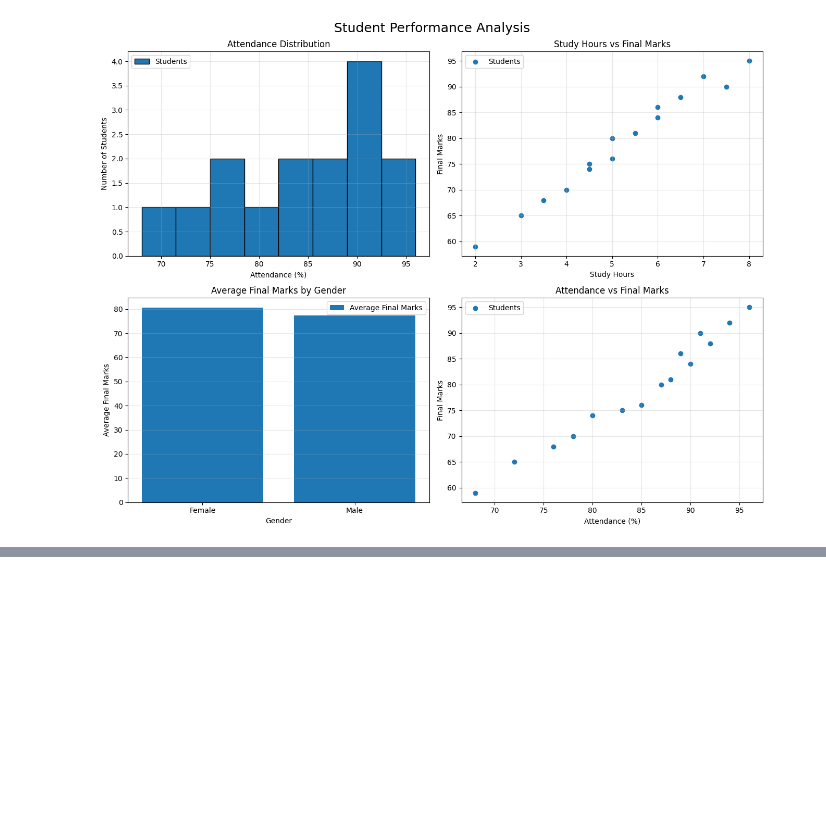
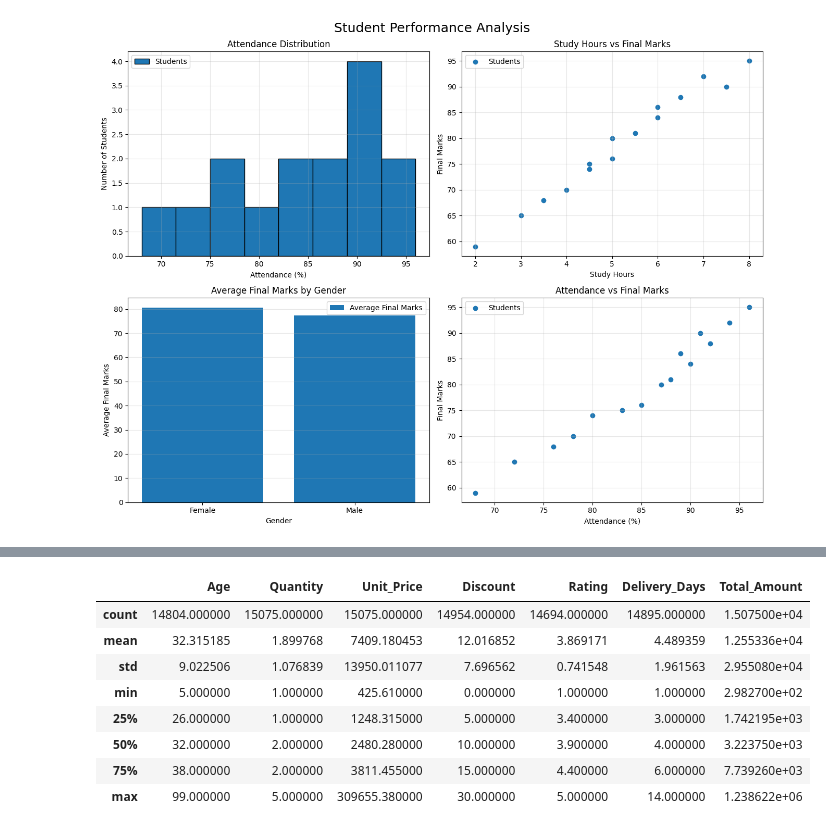
Before and after one commit to Calibo353/Matplotlib, a Jupyter notebook: ai assistance.ipynb, the cells around one changed output, grey strips where cells are left out. Cells and saved outputs as stored; diff of their text form; code cells hidden in the pictures; blank space fills up the shorter version.

```diff
--- a/ai assistance.ipynb
+++ b/ai assistance.ipynb
@@ -894,0 +1029,73 @@ plt.show()
+# %%
+import pandas as pd
+import numpy as np
+
+# Load dataset
+df = pd.read_csv("messy_ecommerce_15000_student_practice.csv")
+
+# ------------------------------------------------
+# 1. Identify Numerical Columns
+# ------------------------------------------------
+numerical_columns = df.select_dtypes(include=np.number).columns.tolist()
+
+print("Numerical Columns:")
+print(numerical_columns)
+
+
+# ------------------------------------------------
+# 2. Statistical Summary
+# ------------------------------------------------
+print("\nStatistical Summary:")
+display(df[numerical_columns].describe())
+
+
+# ------------------------------------------------
+# 3. Mean, Median, Standard Deviation,
+#    Minimum, Maximum and Percentiles
+# ------------------------------------------------
+summary = pd.DataFrame({
+    "Mean": df[numerical_columns].mean(),
+    "Median": df[numerical_columns].median(),
+    "Standard Deviation": df[numerical_columns].std(),
+    "Minimum": df[numerical_columns].min(),
+    "25th Percentile": df[numerical_columns].quantile(0.25),
+    "50th Percentile": df[numerical_columns].quantile(0.50),
+    "75th Percentile": df[numerical_columns].quantile(0.75),
+    "Maximum": df[numerical_columns].max()
+})
+
+print("\nDetailed Statistical Analysis:")
+display(summary)
+
+
+# ------------------------------------------------
+# 4. Min-Max Difference / Range
+# ------------------------------------------------
+range_table = pd.DataFrame({
+    "Minimum": df[numerical_columns].min(),
+    "Maximum": df[numerical_columns].max()
+})
+
+range_table["Difference"] = (
+    range_table["Maximum"] - range_table["Minimum"]
+)
+
+range_table = range_table.sort_values(
+    "Difference",
+    ascending=False
+)
+
+print("\nMinimum-Maximum Difference:")
+display(range_table)
+
+
+# ------------------------------------------------
+# 5. Observations
+# ------------------------------------------------
+print("\nObservations:")
+print("1. Total_Amount has the largest numerical range.")
+print("2. Unit_Price also shows a large difference between minimum and maximum values.")
+print("3. Quantity generally contains small values, indicating that customers usually purchase a limited number of units.")
+print("4. Rating has a relatively limited range because ratings follow a fixed rating scale.")
+print("5. Delivery_Days is generally concentrated around a small number of days, with some higher values.")
+# %% [output]
@@ -894,0 +1106,9 @@ plt.show()
+|  | Age | Quantity | Unit_Price | Discount | Rating | Delivery_Days | Total_Amount |
+| count | 14804.000000 | 15075.000000 | 15075.000000 | 14954.000000 | 14694.000000 | 14895.000000 | 1.507500e+04 |
+| mean | 32.315185 | 1.899768 | 7409.180453 | 12.016852 | 3.869171 | 4.489359 | 1.255336e+04 |
+| std | 9.022506 | 1.076839 | 13950.011077 | 7.696562 | 0.741548 | 1.961563 | 2.955080e+04 |
+| min | 5.000000 | 1.000000 | 425.610000 | 0.000000 | 1.000000 | 1.000000 | 2.982700e+02 |
+| 25% | 26.000000 | 1.000000 | 1248.315000 | 5.000000 | 3.400000 | 3.000000 | 1.742195e+03 |
+| 50% | 32.000000 | 2.000000 | 2480.280000 | 10.000000 | 3.900000 | 4.000000 | 3.223750e+03 |
+| 75% | 38.000000 | 2.000000 | 3811.455000 | 15.000000 | 4.400000 | 6.000000 | 7.739260e+03 |
+| max | 99.000000 | 5.000000 | 309655.380000 | 30.000000 | 5.000000 | 14.000000 | 1.238622e+06 |
```
Also changed, not shown: parts of 18 cells of this notebook.
